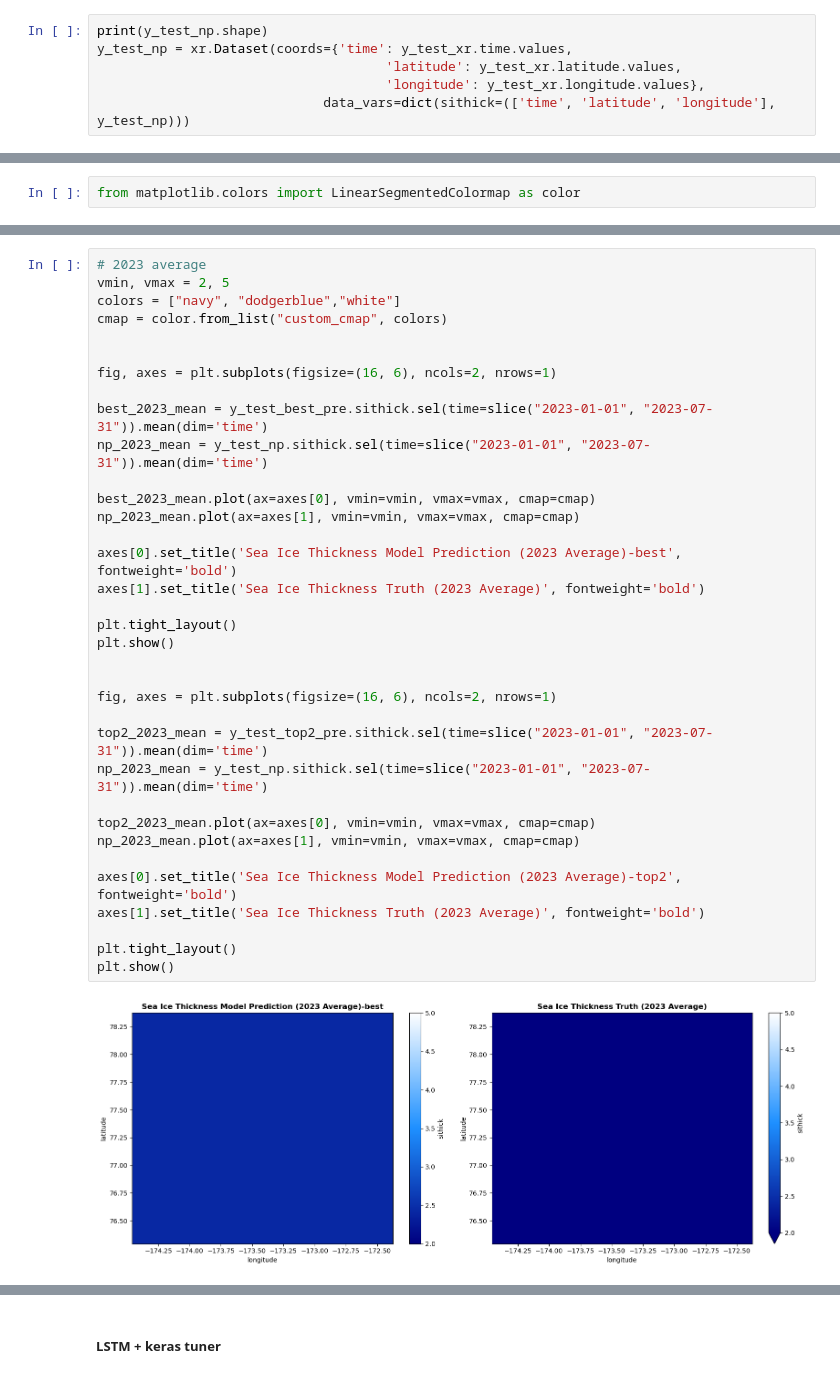
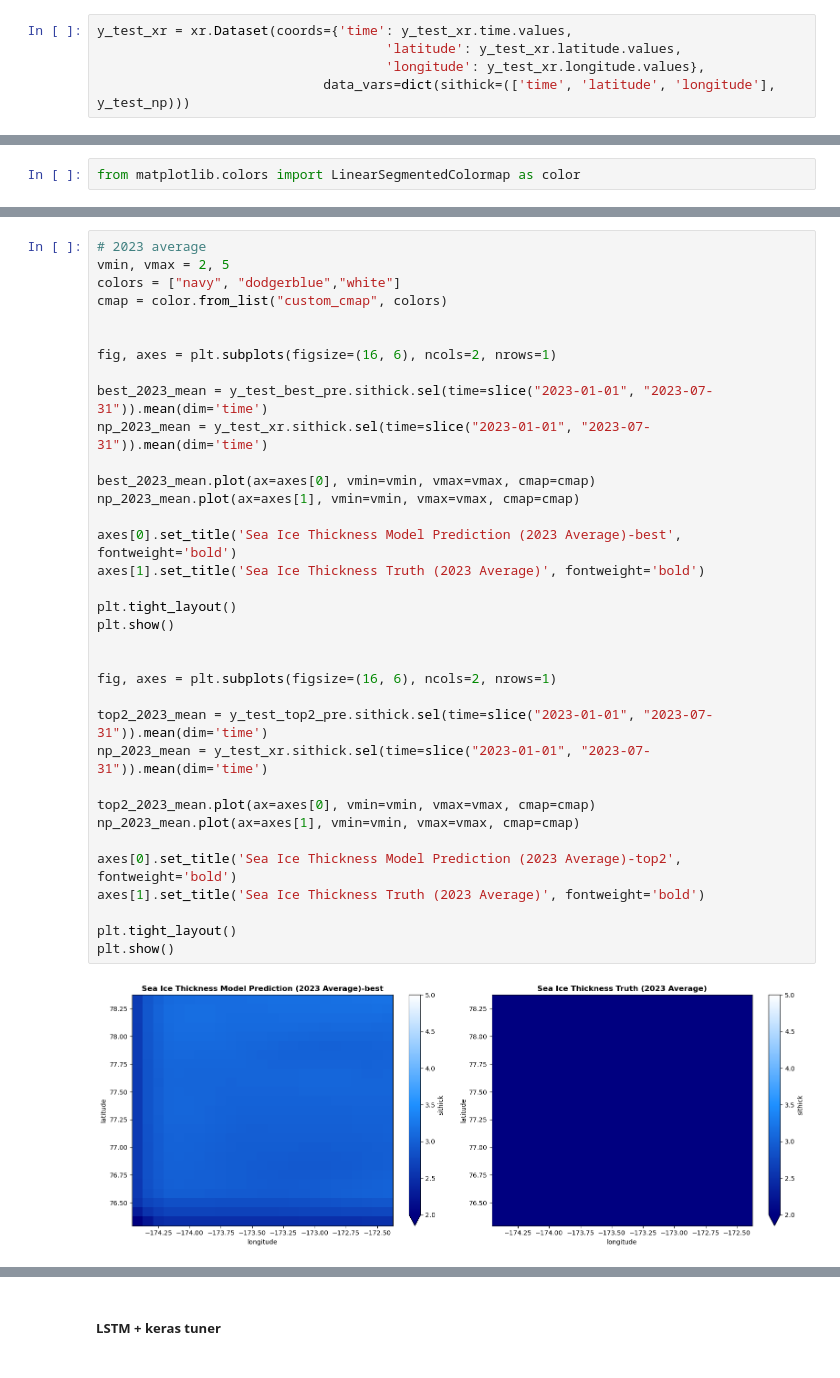
Before and after one commit to tmkel/EAEE4000_MLProject, a Jupyter notebook: Final Project_bering_strait.ipynb, the cells around one changed output, grey strips where cells are left out. Saved outputs shown, nothing was run; the diff lists cells and outputs as text.

```diff
--- a/Final Project_bering_strait.ipynb
+++ b/Final Project_bering_strait.ipynb
@@ -871,6 +976,5 @@ Data variables:
 # %%
-print(y_test_np.shape)
-y_test_np = xr.Dataset(coords={'time': y_test_xr.time.values,
+y_test_xr = xr.Dataset(coords={'time': y_test_xr.time.values,
                                      'latitude': y_test_xr.latitude.values,
                                      'longitude': y_test_xr.longitude.values},
                              data_vars=dict(sithick=(['time', 'latitude', 'longitude'], y_test_np)))
@@ -1280,33 +1377,33 @@ colors = ["navy", "dodgerblue","white"]
 cmap = color.from_list("custom_cmap", colors)
 
 
 fig, axes = plt.subplots(figsize=(16, 6), ncols=2, nrows=1)
 
 best_2023_mean = y_test_best_pre.sithick.sel(time=slice("2023-01-01", "2023-07-31")).mean(dim='time')
-np_2023_mean = y_test_np.sithick.sel(time=slice("2023-01-01", "2023-07-31")).mean(dim='time')
+np_2023_mean = y_test_xr.sithick.sel(time=slice("2023-01-01", "2023-07-31")).mean(dim='time')
 
 best_2023_mean.plot(ax=axes[0], vmin=vmin, vmax=vmax, cmap=cmap)
 np_2023_mean.plot(ax=axes[1], vmin=vmin, vmax=vmax, cmap=cmap)
 
 axes[0].set_title('Sea Ice Thickness Model Prediction (2023 Average)-best', fontweight='bold')
 axes[1].set_title('Sea Ice Thickness Truth (2023 Average)', fontweight='bold')
 
 plt.tight_layout()
 plt.show()
 
 
 fig, axes = plt.subplots(figsize=(16, 6), ncols=2, nrows=1)
 
 top2_2023_mean = y_test_top2_pre.sithick.sel(time=slice("2023-01-01", "2023-07-31")).mean(dim='time')
-np_2023_mean = y_test_np.sithick.sel(time=slice("2023-01-01", "2023-07-31")).mean(dim='time')
+np_2023_mean = y_test_xr.sithick.sel(time=slice("2023-01-01", "2023-07-31")).mean(dim='time')
 
 top2_2023_mean.plot(ax=axes[0], vmin=vmin, vmax=vmax, cmap=cmap)
 np_2023_mean.plot(ax=axes[1], vmin=vmin, vmax=vmax, cmap=cmap)
 
 axes[0].set_title('Sea Ice Thickness Model Prediction (2023 Average)-top2', fontweight='bold')
 axes[1].set_title('Sea Ice Thickness Truth (2023 Average)', fontweight='bold')
 
 plt.tight_layout()
 plt.show()
 # %% [output]
-[figure, old version]
+[figure, new version]
```
Also changed, not shown: parts of 57 cells of this notebook, 23 other files.
